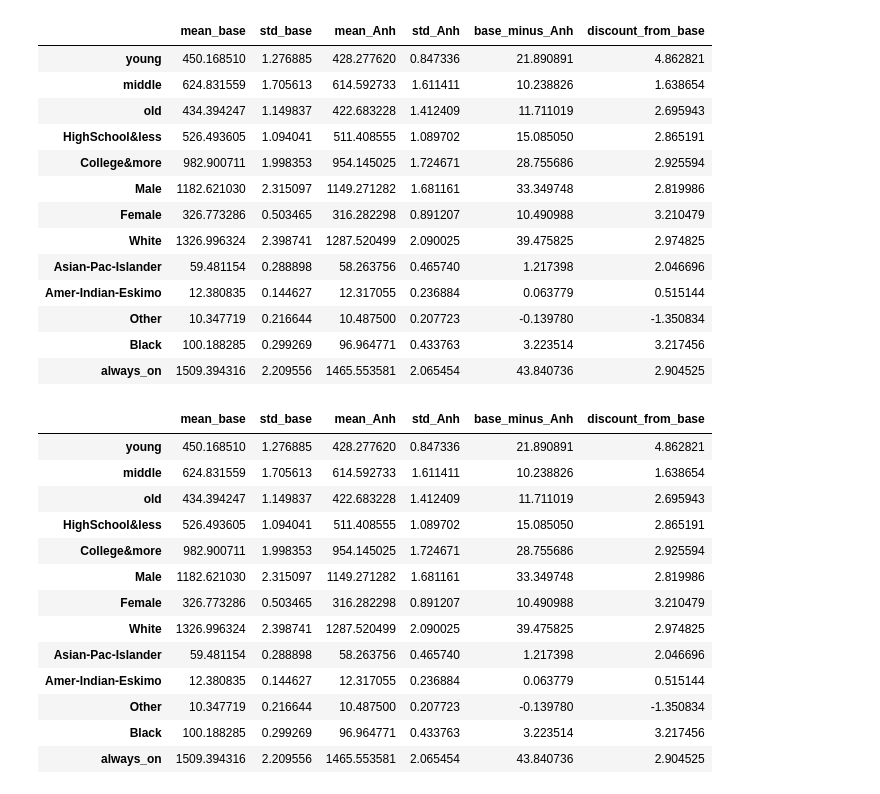
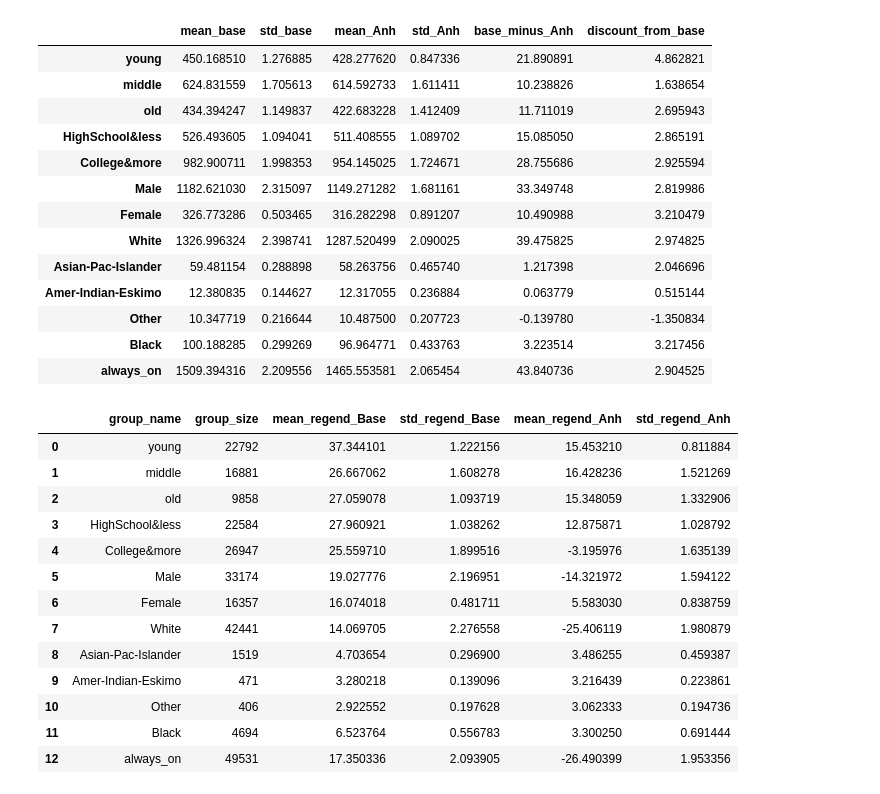
Before and after one commit to krishnacharya/multidecomp, a Jupyter notebook: iclr_res/groupwise_adult.ipynb, the cells around one changed output. Saved outputs shown, nothing was run; the diff lists cells and outputs as text; code cells hidden in the pictures.

Commit message:
adds tables section

```diff
--- a/iclr_res/groupwise_adult.ipynb
+++ b/iclr_res/groupwise_adult.ipynb
@@ -111,3 +128,5 @@ Male 33174
+# %%
+ds_ob = load_ob('adult_gw_expcloss.pkl')
 # %%
 def performance_diff(ds_obj):
     df_res = pd.concat([ds_obj.df_base_meansd, ds_obj.df_Anh_meansd], axis=1)
@@ -131,20 +150,24 @@ performance_diff(ds_obj)
 | Other | 10.347719 | 0.216644 | 10.487500 | 0.207723 | -0.139780 | -1.350834 |
 | Black | 100.188285 | 0.299269 | 96.964771 | 0.433763 | 3.223514 | 3.217456 |
 | always_on | 1509.394316 | 2.209556 | 1465.553581 | 2.065454 | 43.840736 | 2.904525 |
-# %%
-performance_diff(ds_obj)
-# %% [output]
-|  | mean_base | std_base | mean_Anh | std_Anh | base_minus_Anh | discount_from_base |
-| young | 450.168510 | 1.276885 | 428.277620 | 0.847336 | 21.890891 | 4.862821 |
-| middle | 624.831559 | 1.705613 | 614.592733 | 1.611411 | 10.238826 | 1.638654 |
-| old | 434.394247 | 1.149837 | 422.683228 | 1.412409 | 11.711019 | 2.695943 |
-| HighSchool&less | 526.493605 | 1.094041 | 511.408555 | 1.089702 | 15.085050 | 2.865191 |
-| College&more | 982.900711 | 1.998353 | 954.145025 | 1.724671 | 28.755686 | 2.925594 |
-| Male | 1182.621030 | 2.315097 | 1149.271282 | 1.681161 | 33.349748 | 2.819986 |
-| Female | 326.773286 | 0.503465 | 316.282298 | 0.891207 | 10.490988 | 3.210479 |
-| White | 1326.996324 | 2.398741 | 1287.520499 | 2.090025 | 39.475825 | 2.974825 |
-| Asian-Pac-Islander | 59.481154 | 0.288898 | 58.263756 | 0.465740 | 1.217398 | 2.046696 |
-| Amer-Indian-Eskimo | 12.380835 | 0.144627 | 12.317055 | 0.236884 | 0.063779 | 0.515144 |
-| Other | 10.347719 | 0.216644 | 10.487500 | 0.207723 | -0.139780 | -1.350834 |
-| Black | 100.188285 | 0.299269 | 96.964771 | 0.433763 | 3.223514 | 3.217456 |
-| always_on | 1509.394316 | 2.209556 | 1465.553581 | 2.065454 | 43.840736 | 2.904525 |
+# %%
+from bilevel.Groupwise_seedruns import get_end_regret_gw_df
+
+df_regend_adult = get_end_regret_gw_df(ds_ob)
+# %%
+df_regend_adult
+# %% [output]
+|  | group_name | group_size | mean_regend_Base | std_regend_Base | mean_regend_Anh | std_regend_Anh |
+| 0 | young | 22792 | 37.344101 | 1.222156 | 15.453210 | 0.811884 |
+| 1 | middle | 16881 | 26.667062 | 1.608278 | 16.428236 | 1.521269 |
+| 2 | old | 9858 | 27.059078 | 1.093719 | 15.348059 | 1.332906 |
+| 3 | HighSchool&less | 22584 | 27.960921 | 1.038262 | 12.875871 | 1.028792 |
+| 4 | College&more | 26947 | 25.559710 | 1.899516 | -3.195976 | 1.635139 |
+| 5 | Male | 33174 | 19.027776 | 2.196951 | -14.321972 | 1.594122 |
+| 6 | Female | 16357 | 16.074018 | 0.481711 | 5.583030 | 0.838759 |
+| 7 | White | 42441 | 14.069705 | 2.276558 | -25.406119 | 1.980879 |
+| 8 | Asian-Pac-Islander | 1519 | 4.703654 | 0.296900 | 3.486255 | 0.459387 |
+| 9 | Amer-Indian-Eskimo | 471 | 3.280218 | 0.139096 | 3.216439 | 0.223861 |
+| 10 | Other | 406 | 2.922552 | 0.197628 | 3.062333 | 0.194736 |
+| 11 | Black | 4694 | 6.523764 | 0.556783 | 3.300250 | 0.691444 |
+| 12 | always_on | 49531 | 17.350336 | 2.093905 | -26.490399 | 1.953356 |
```
Also changed, not shown: parts of 5 cells of this notebook, 3 other files.
